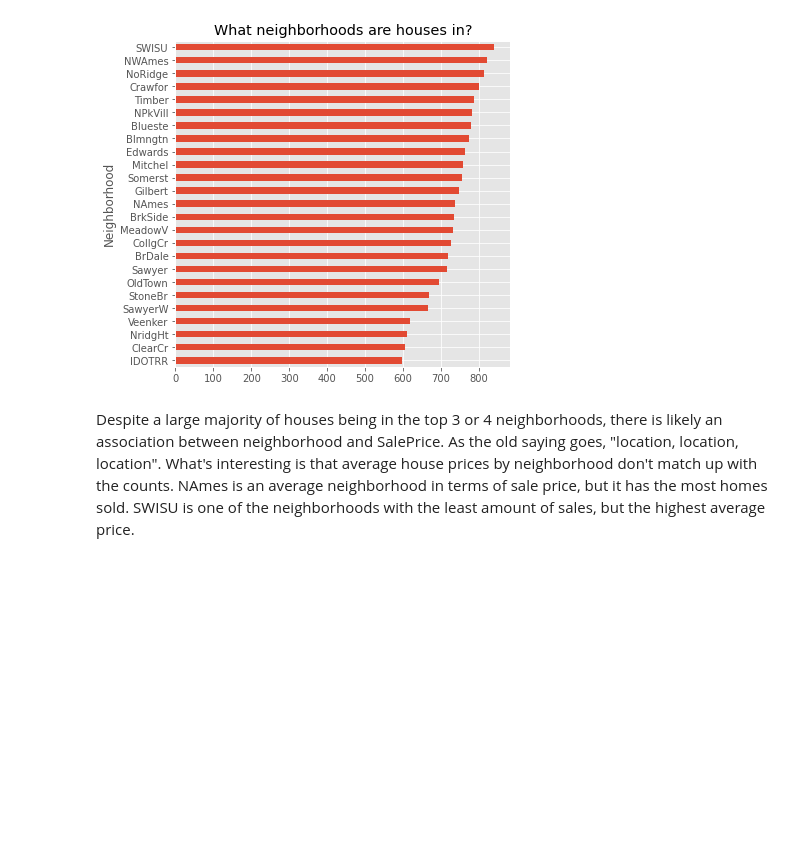
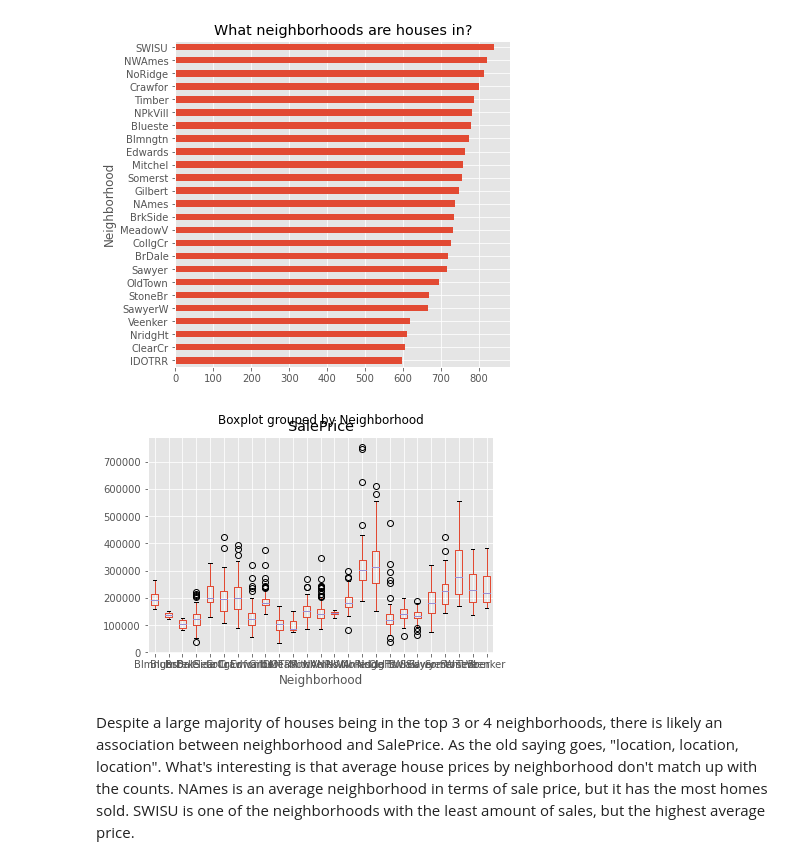
Before and after one commit to JoeyLukes/AmesHousingIA650, a Jupyter notebook: First Draft/eda.ipynb, the cells around one changed output. Saved outputs shown, nothing was run; the diff lists cells and outputs as text; code cells hidden in the pictures; blank space fills up the shorter version.

```diff
--- a/First Draft/eda.ipynb
+++ b/First Draft/eda.ipynb
@@ -103,6 +103,13 @@ plt.title('What neighborhoods are houses in?')
 plt.show()
 # %% [output]
 [figure]
+# %%
+## LOCATION, LOCATION, LOCATION.
+## I'm suspecting the neighborhood that the house is in will have a big impact on sale price. I'm going to run a one-way ANOVA to see if the mean Sale Price's for all neighborhoods are the same.
+
+f = train.boxplot('SalePrice', by='Neighborhood')
+# %% [output]
+[figure, added]
 # %% [markdown]
 Despite a large majority of houses being in the top 3 or 4 neighborhoods, there is likely an association between neighborhood and SalePrice. As the old saying goes, "location, location, location". What's interesting is that average house prices by neighborhood don't match up with the counts. NAmes is an average neighborhood in terms of sale price, but it has the most homes sold. SWISU is one of the neighborhoods with the least amount of sales, but the highest average price.
 # %% [markdown]
```
Also changed, not shown: 1 other file.
